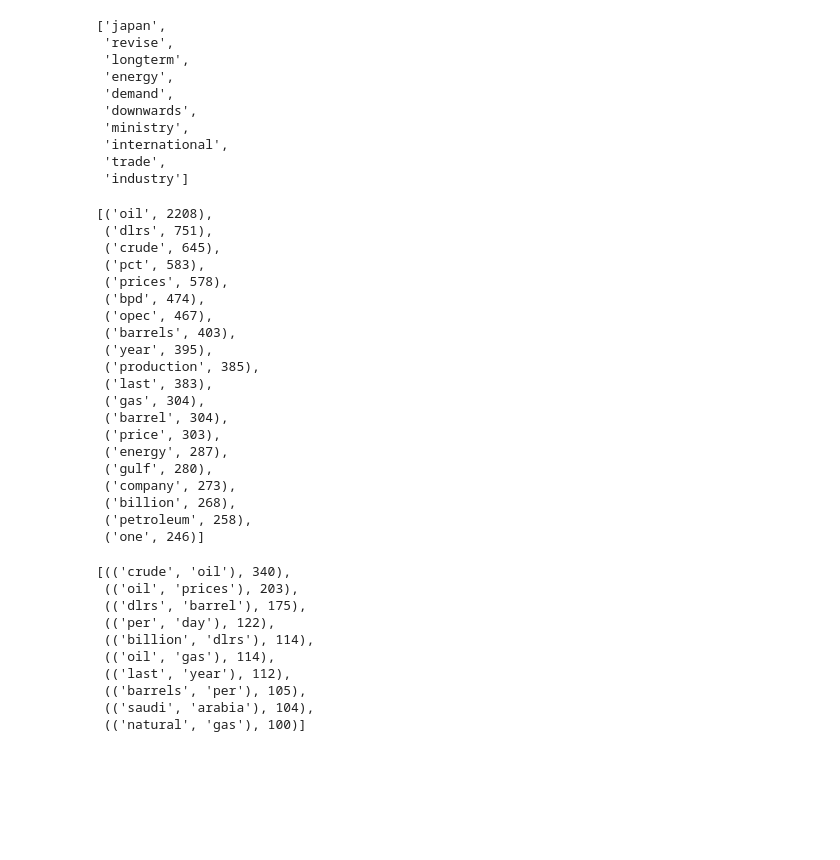
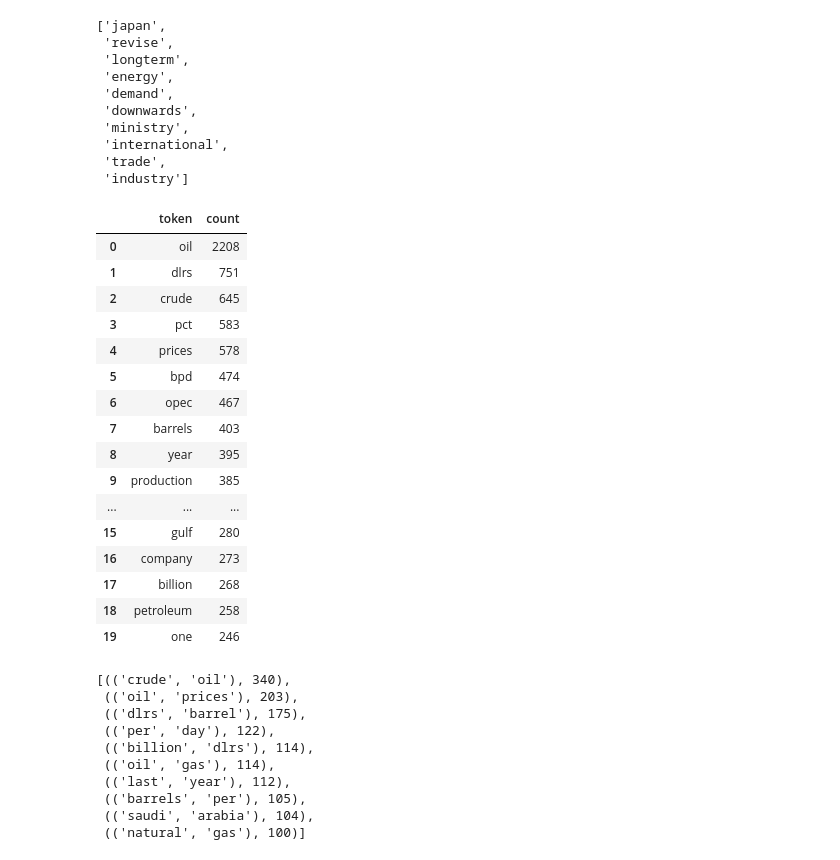
Before and after one commit to pdevalaraju/Machine_Learning_programs, a Jupyter notebook: NLP/nlp_wordcloud.ipynb, the cells around one changed output. Drawn from its saved outputs; the diff is of its cells as text; code cells hidden in the pictures; blank space fills up the shorter version.

```diff
--- a/NLP/nlp_wordcloud.ipynb
+++ b/NLP/nlp_wordcloud.ipynb
@@ -62,25 +50,22 @@ tokenized_article[:10]
 from collections import Counter
 # %%
 word_counts = Counter(tokenized_article)
-word_counts.most_common(20)
+pd.DataFrame(list(word_counts.most_common(20)), columns=['token', 'count'])
 # %% [output]
-[('oil', 2208),
- ('dlrs', 751),
- ('crude', 645),
- ('pct', 583),
- ('prices', 578),
- ('bpd', 474),
- ('opec', 467),
- ('barrels', 403),
- ('year', 395),
- ('production', 385),
- ('last', 383),
- ('gas', 304),
- ('barrel', 304),
- ('price', 303),
- ('energy', 287),
- ('gulf', 280),
- ('company', 273),
- ('billion', 268),
- ('petroleum', 258),
- ('one', 246)]
+|  | token | count |
+| 0 | oil | 2208 |
+| 1 | dlrs | 751 |
+| 2 | crude | 645 |
+| 3 | pct | 583 |
+| 4 | prices | 578 |
+| 5 | bpd | 474 |
+| 6 | opec | 467 |
+| 7 | barrels | 403 |
+| 8 | year | 395 |
+| 9 | production | 385 |
+| ... | ... | ... |
+| 15 | gulf | 280 |
+| 16 | company | 273 |
+| 17 | billion | 268 |
+| 18 | petroleum | 258 |
+| 19 | one | 246 |
```
Also changed, not shown: parts of 12 cells of this notebook.
